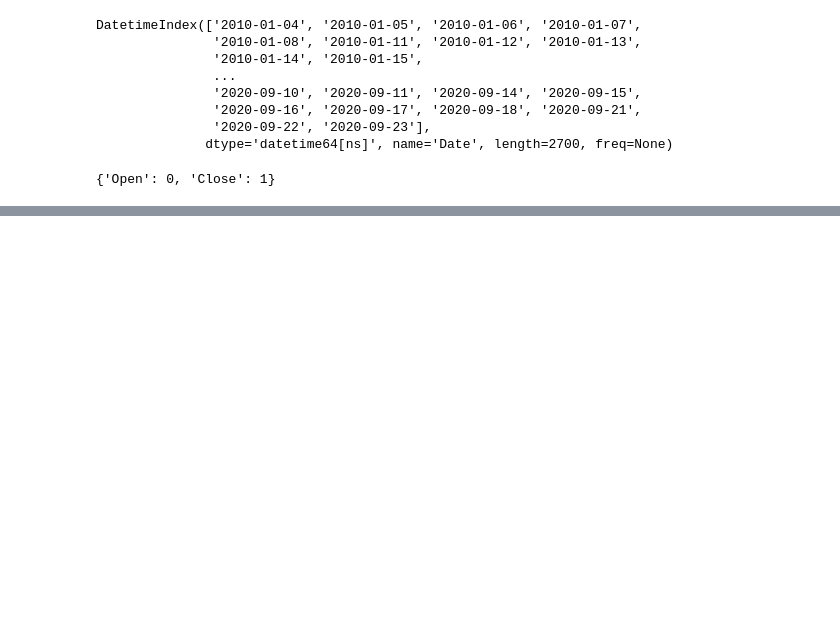
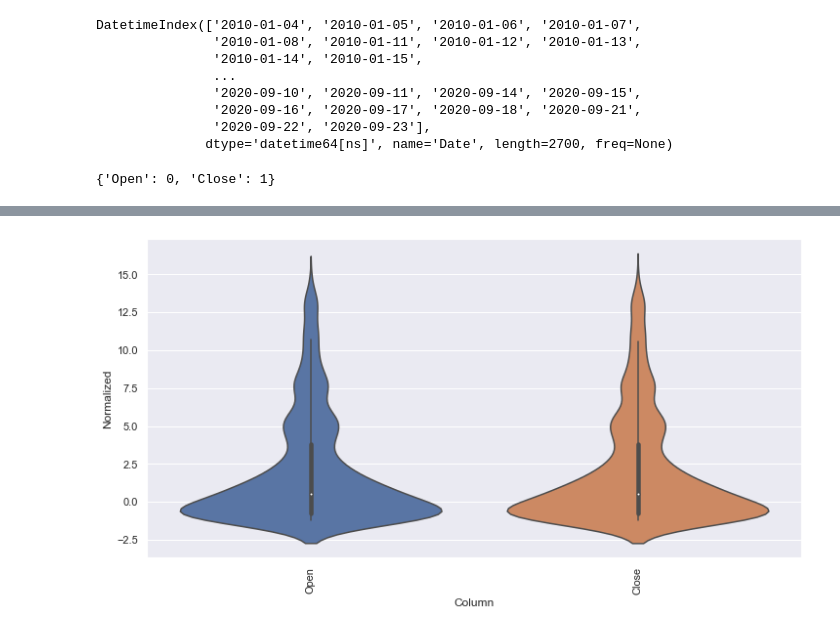
Before and after one commit to eytancanzini/ml_forecasting, a Jupyter notebook: tensorflow/app_v1.ipynb, the cells around one changed output, grey strips where cells are left out. Cells and saved outputs as stored; diff of their text form; code cells hidden in the pictures; blank space fills up the shorter version.

```diff
--- a/tensorflow/app_v1.ipynb
+++ b/tensorflow/app_v1.ipynb
@@ -81,3 +91,12 @@ train_std = train_df.std()
 train_df = (train_df - train_mean)/train_std
 val_df = (train_df - train_mean)/train_std
 test_df = (train_df - train_mean)/train_std
+# %%
+df_std = (df - train_mean) / train_std
+df_std = df_std.melt(var_name='Column', value_name='Normalized')
+
+plt.figure(figsize=(12, 6))
+ax = sns.violinplot(x='Column', y='Normalized', data=df_std)
+_ = ax.set_xticklabels(df.keys(), rotation=90)
+# %% [output]
+[figure, added]
```
Also changed, not shown: parts of 8 cells of this notebook.
